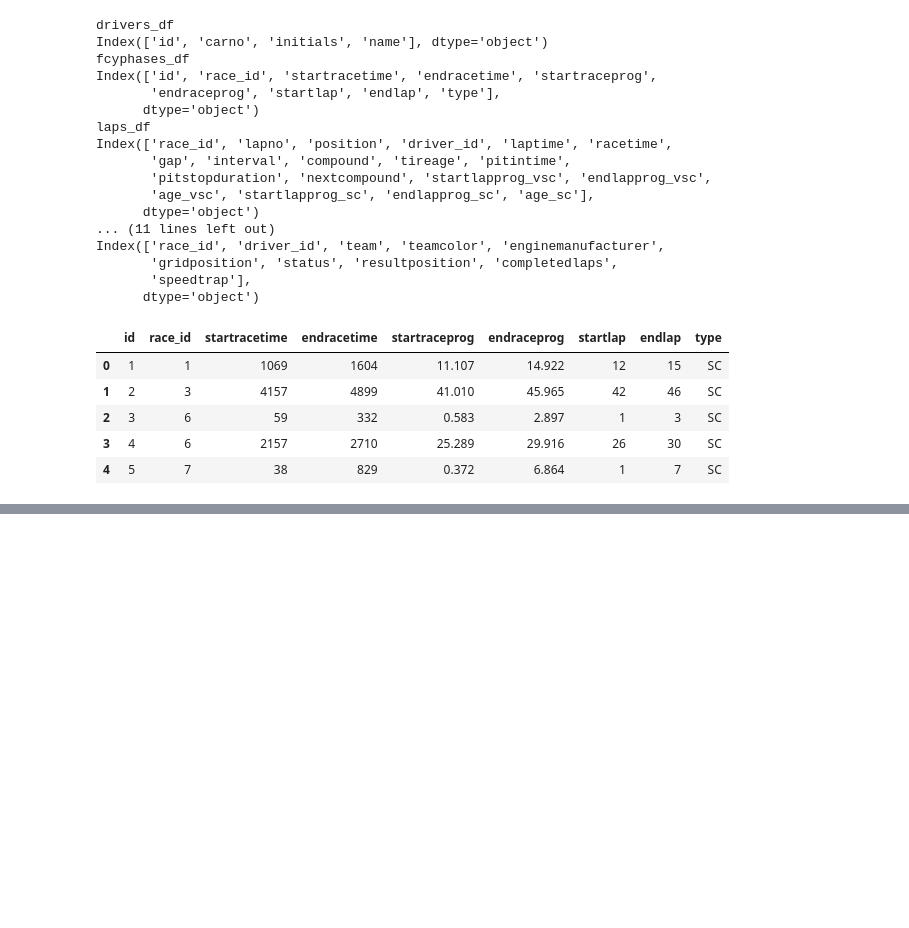
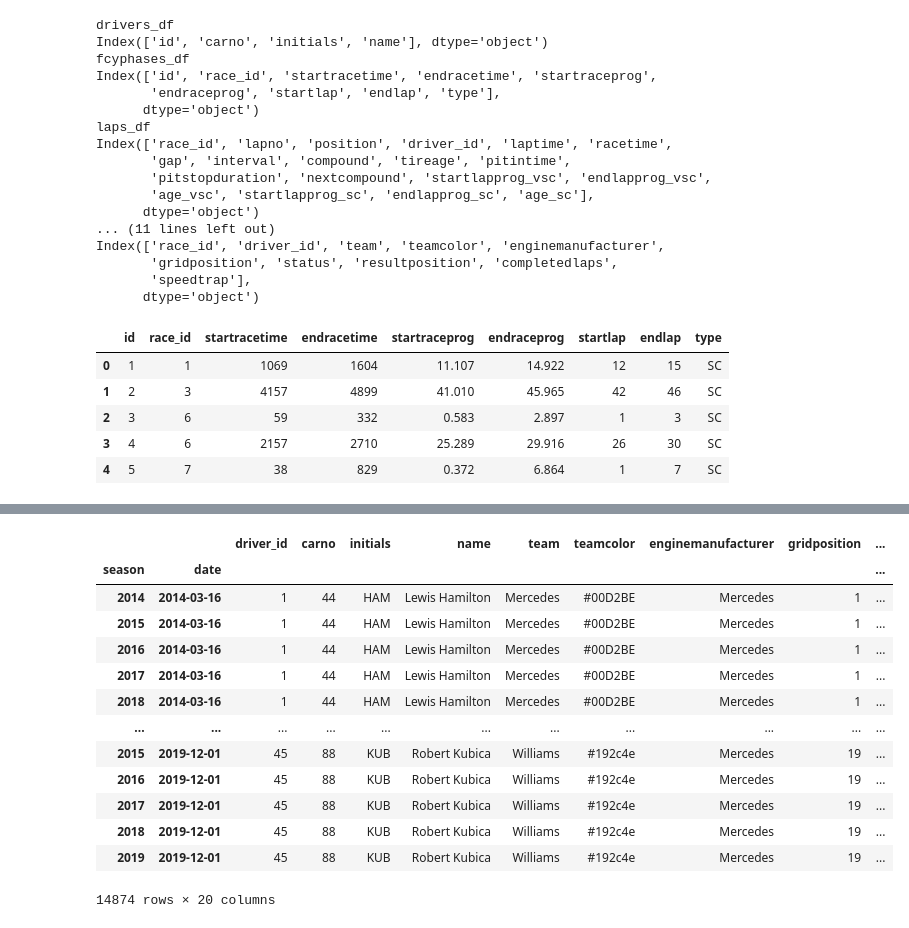
Before and after one commit to 31573/Dr.John, a Jupyter notebook: data_scraping_trevor.ipynb, the cells around one changed output, grey strips where cells are left out. Cells and saved outputs as stored; diff of their text form; code cells hidden in the pictures; blank space fills up the shorter version.

Commit message:
meta data scraping

```diff
--- a/data_scraping_trevor.ipynb
+++ b/data_scraping_trevor.ipynb
@@ -93,0 +146,3 @@ MergeError: No common columns to perform merge on. Merge options: left_on=None,
+# %%
+meta_df=pd.merge(newdf, retirements_df)
+meta_df
@@ -93,0 +163,18 @@ MergeError: No common columns to perform merge on. Merge options: left_on=None,
+# %%
+meta_df=meta_df.set_index(['season','date'])
+meta_df
+# %% [output]
+|  |  | driver_id | carno | initials | name | team | teamcolor | enginemanufacturer | gridposition | ... |
+| season | date |  |  |  |  |  |  |  |  | ... |
+| 2014 | 2014-03-16 | 1 | 44 | HAM | Lewis Hamilton | Mercedes | #00D2BE | Mercedes | 1 | ... |
+| 2015 | 2014-03-16 | 1 | 44 | HAM | Lewis Hamilton | Mercedes | #00D2BE | Mercedes | 1 | ... |
+| 2016 | 2014-03-16 | 1 | 44 | HAM | Lewis Hamilton | Mercedes | #00D2BE | Mercedes | 1 | ... |
+| 2017 | 2014-03-16 | 1 | 44 | HAM | Lewis Hamilton | Mercedes | #00D2BE | Mercedes | 1 | ... |
+| 2018 | 2014-03-16 | 1 | 44 | HAM | Lewis Hamilton | Mercedes | #00D2BE | Mercedes | 1 | ... |
+| ... | ... | ... | ... | ... | ... | ... | ... | ... | ... | ... |
+| 2015 | 2019-12-01 | 45 | 88 | KUB | Robert Kubica | Williams | #192c4e | Mercedes | 19 | ... |
+| 2016 | 2019-12-01 | 45 | 88 | KUB | Robert Kubica | Williams | #192c4e | Mercedes | 19 | ... |
+| 2017 | 2019-12-01 | 45 | 88 | KUB | Robert Kubica | Williams | #192c4e | Mercedes | 19 | ... |
+| 2018 | 2019-12-01 | 45 | 88 | KUB | Robert Kubica | Williams | #192c4e | Mercedes | 19 | ... |
+| 2019 | 2019-12-01 | 45 | 88 | KUB | Robert Kubica | Williams | #192c4e | Mercedes | 19 | ... |
+14874 rows × 20 columns
```
Also changed, not shown: parts of 7 cells of this notebook, 1 other file.
